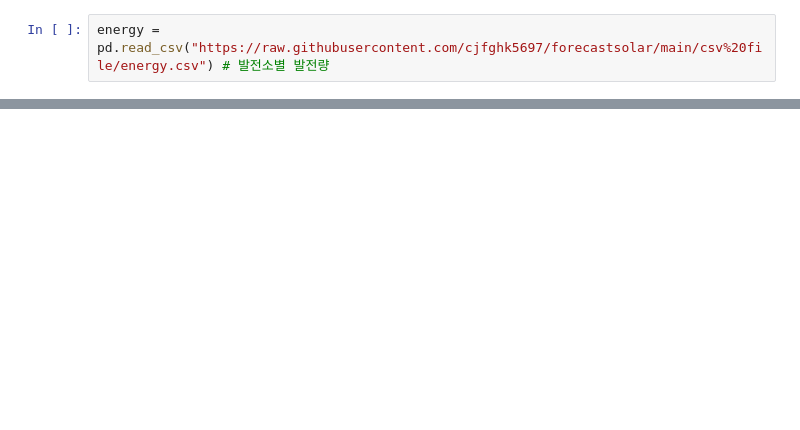
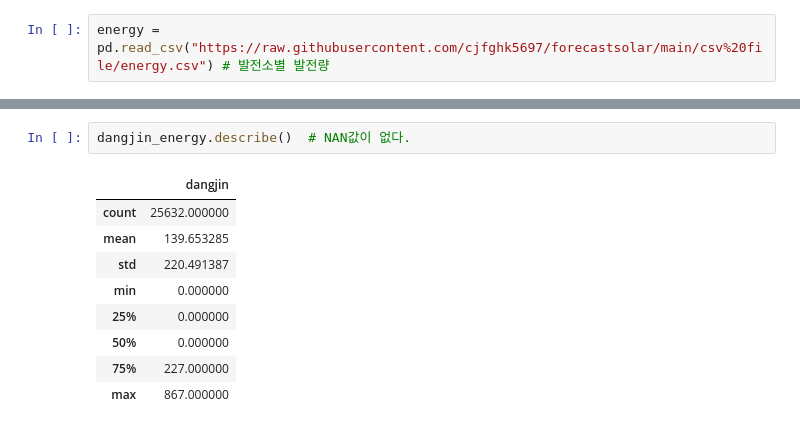
Before and after one commit to jkworldchampion/forecastsolar, a Jupyter notebook: decomposition_plus.ipynb, the cells around one changed output, grey strips where cells are left out. Saved outputs shown, nothing was run; the diff lists cells and outputs as text; blank space fills up the shorter version.

```diff
--- a/decomposition_plus.ipynb
+++ b/decomposition_plus.ipynb
@@ -15,0 +65,12 @@ decompose_dangjin = seasonal_decompose(energy[['time','dangjin']], model='additi
+# %%
+dangjin_energy.describe()  # NAN값이 없다.
+# %% [output]
+|  | dangjin |
+| count | 25632.000000 |
+| mean | 139.653285 |
+| std | 220.491387 |
+| min | 0.000000 |
+| 25% | 0.000000 |
+| 50% | 0.000000 |
+| 75% | 227.000000 |
+| max | 867.000000 |
```
Also changed, not shown: parts of 9 cells of this notebook.
